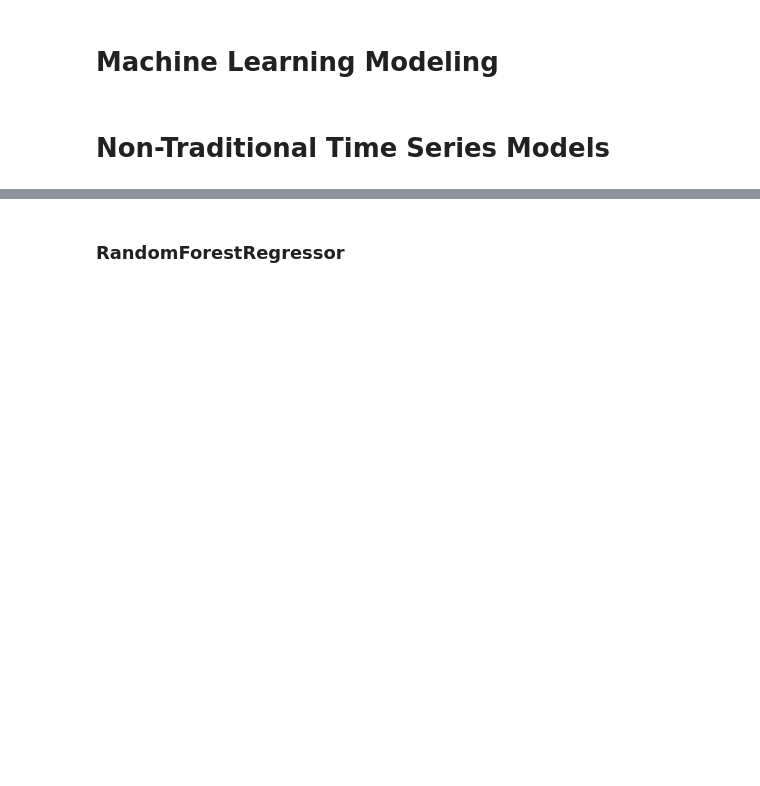
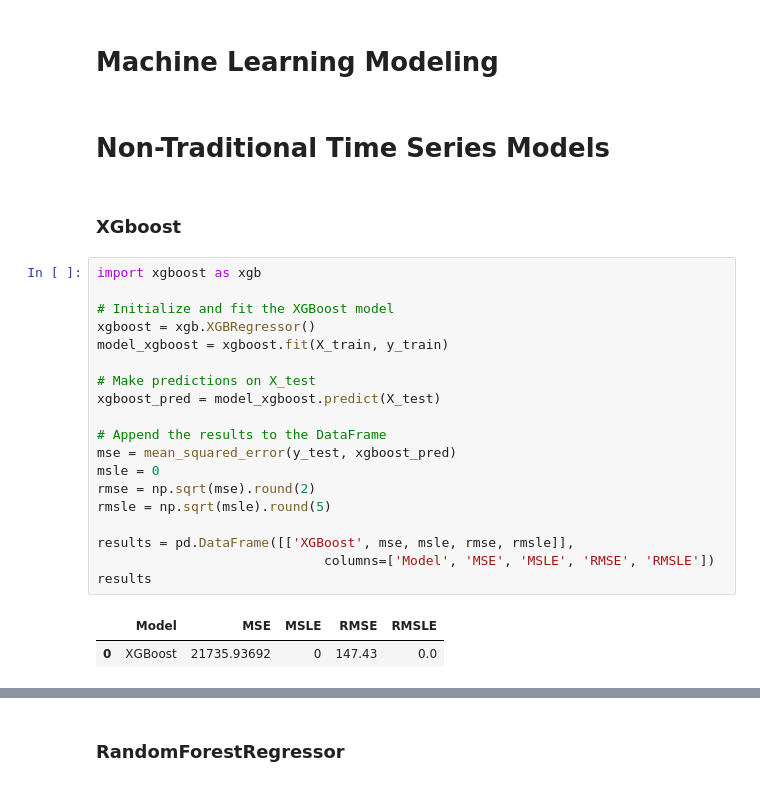
Before and after one commit to ikoghoemmanuell/Yassir-ETA-Prediction, a Jupyter notebook: yassir eta prediction/dev/notebooks/machine learning.ipynb, the cells around one changed output, grey strips where cells are left out. Saved outputs shown, nothing was run; the diff lists cells and outputs as text; blank space fills up the shorter version.

```diff
--- a/yassir eta prediction/dev/notebooks/machine learning.ipynb
+++ b/yassir eta prediction/dev/notebooks/machine learning.ipynb
@@ -392,3 +423,27 @@ X_train, X_test, y_train, y_test = x[cut_num:], x[:cut_num], y[cut_num:], y[:cut
 # Machine Learning Modeling
 # %% [markdown]
 # Non-Traditional Time Series Models
+# %% [markdown]
+### XGboost
+# %%
+import xgboost as xgb
+
+# Initialize and fit the XGBoost model
+xgboost = xgb.XGBRegressor()
+model_xgboost = xgboost.fit(X_train, y_train)
+
+# Make predictions on X_test
+xgboost_pred = model_xgboost.predict(X_test)
+
+# Append the results to the DataFrame
+mse = mean_squared_error(y_test, xgboost_pred)
+msle = 0
+rmse = np.sqrt(mse).round(2)
+rmsle = np.sqrt(msle).round(5)
+
+results = pd.DataFrame([['XGBoost', mse, msle, rmse, rmsle]],
+                             columns=['Model', 'MSE', 'MSLE', 'RMSE', 'RMSLE'])
+results
+# %% [output]
+|  | Model | MSE | MSLE | RMSE | RMSLE |
+| 0 | XGBoost | 21735.93692 | 0 | 147.43 | 0.0 |
```
Also changed, not shown: parts of 24 cells of this notebook.
